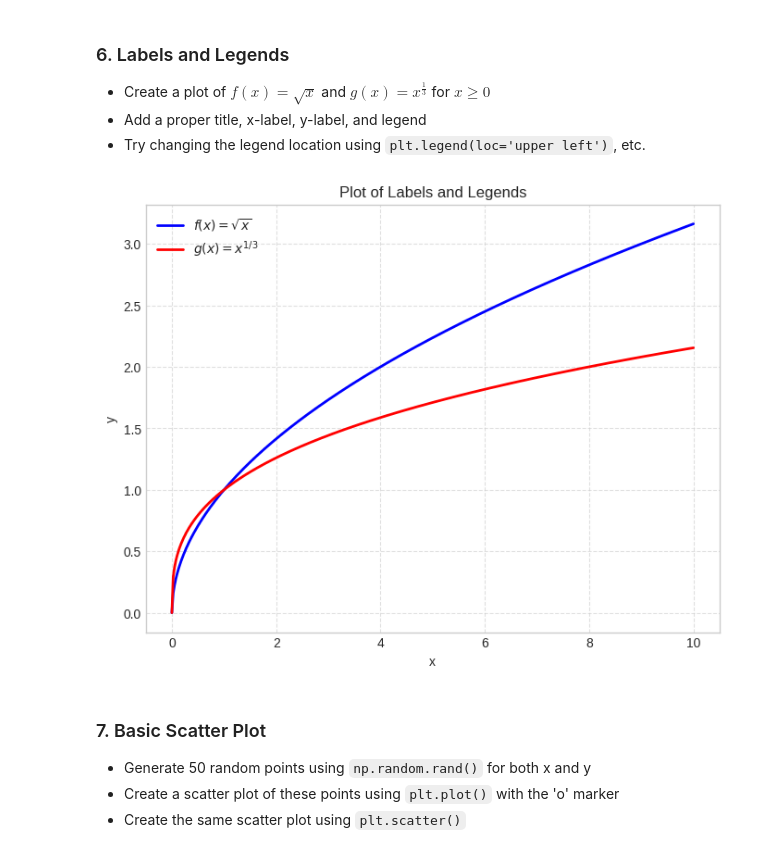
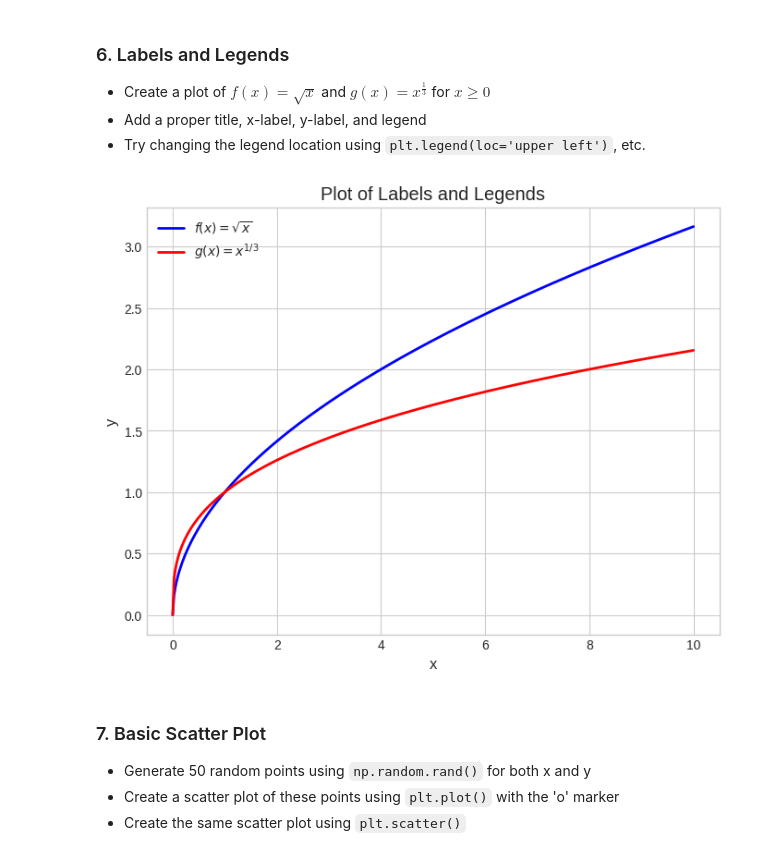
Before and after one commit to sudipto291088/Data110-Fall2025, a Jupyter notebook: Sudipto_Week3_Assignment_fall25.ipynb, the cells around one changed output. Saved outputs shown, nothing was run; the diff lists cells and outputs as text; code cells hidden in the pictures.

```diff
--- a/Sudipto_Week3_Assignment_fall25.ipynb
+++ b/Sudipto_Week3_Assignment_fall25.ipynb
@@ -522,31 +522,29 @@ plt.show()
 # %%
 # Your code needs to be here
 
 
 x = np.linspace(0, 10, 400)
 
 f = np.sqrt(x)
 g = np.cbrt(x)  # x^(1/3)
 
-# Plot
+# Plotting
 plt.figure(figsize=(8,6))
 plt.plot(x, f, color='blue', linewidth=2, label=r"$f(x) = \sqrt{x}$")
 plt.plot(x, g, color='red', linewidth=2, label=r"$g(x) = x^{1/3}$")
 
-# Labels and title
+# providing the Labels and title
 plt.xlabel("x")
 plt.ylabel("y")
 plt.title("Plot of Labels and Legends")
 
 # Legend with different location options
-plt.legend(loc='upper left')  # you can change 'upper left' to 'upper right', 'lower left', etc.
+plt.legend(loc='upper left')
 
-# Grid for better visibility
-plt.grid(True, linestyle='--', alpha=0.6)
 
 plt.show()
 # %% [output]
-[figure, old version]
+[figure, new version]
 # %% [markdown]
 ### 7. Basic Scatter Plot
 
```
Also changed, not shown: parts of 1 cell of this notebook.
